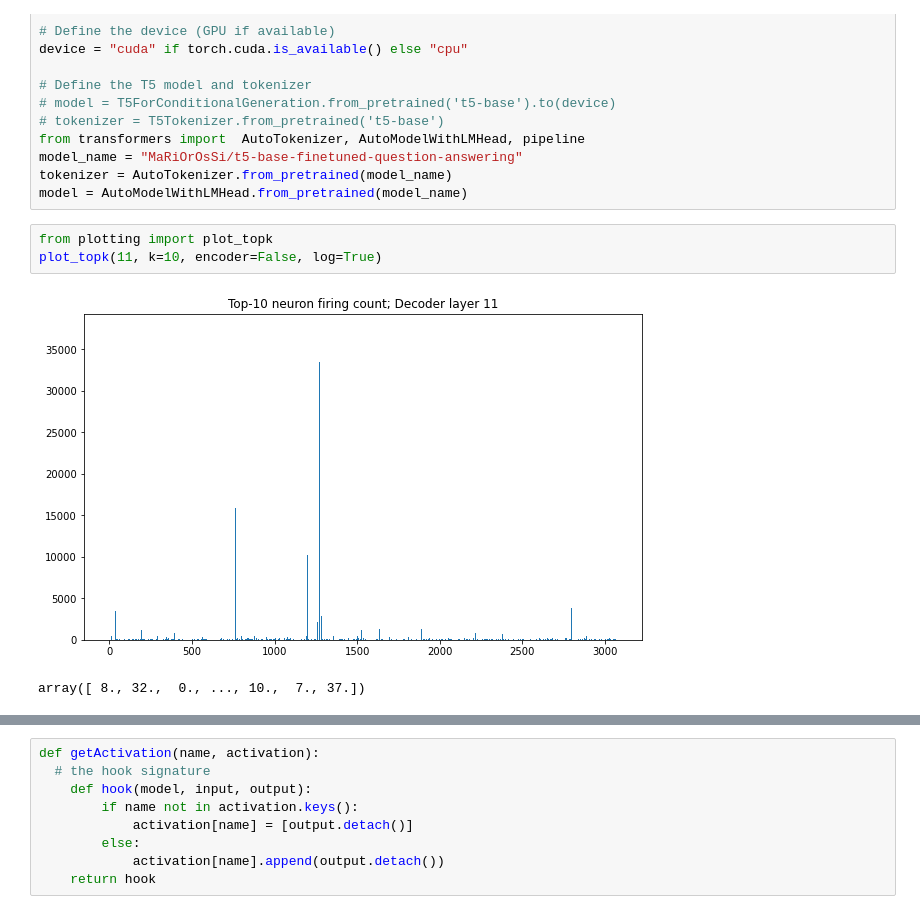
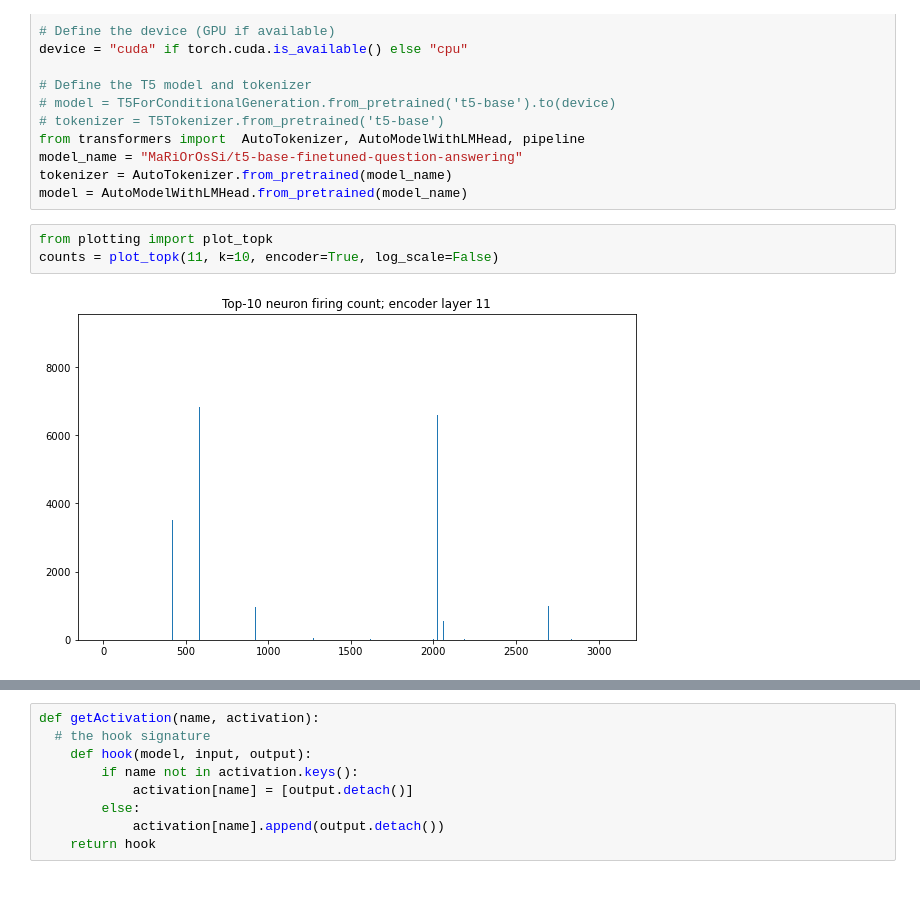
Before and after one commit to dmitrisaberi/sparse-t5-interpretation, a Jupyter notebook: experiments.ipynb, the cells around one changed output, grey strips where cells are left out. Saved outputs shown, nothing was run; the diff lists cells and outputs as text.

```diff
--- a/experiments.ipynb
+++ b/experiments.ipynb
@@ -29,7 +29,6 @@ tokenizer = AutoTokenizer.from_pretrained(model_name)
 model = AutoModelWithLMHead.from_pretrained(model_name)
 # %%
 from plotting import plot_topk
-plot_topk(11, k=10, encoder=False, log=True)
+counts = plot_topk(11, k=10, encoder=True, log_scale=False)
 # %% [output]
-[figure, old version]
+[figure, new version]
-array([ 8., 32.,  0., ..., 10.,  7., 37.])
```
Also changed, not shown: parts of 3 cells of this notebook, 8 other files.
